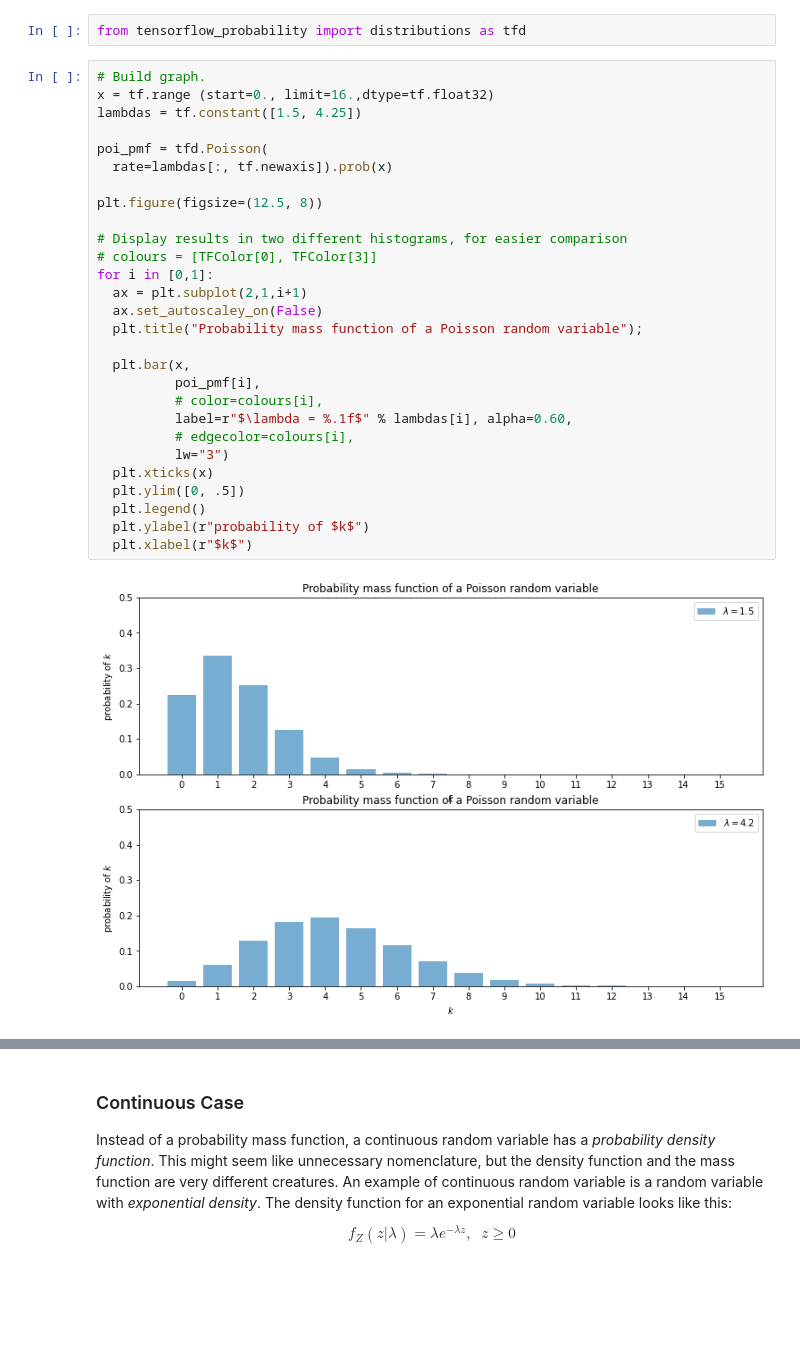
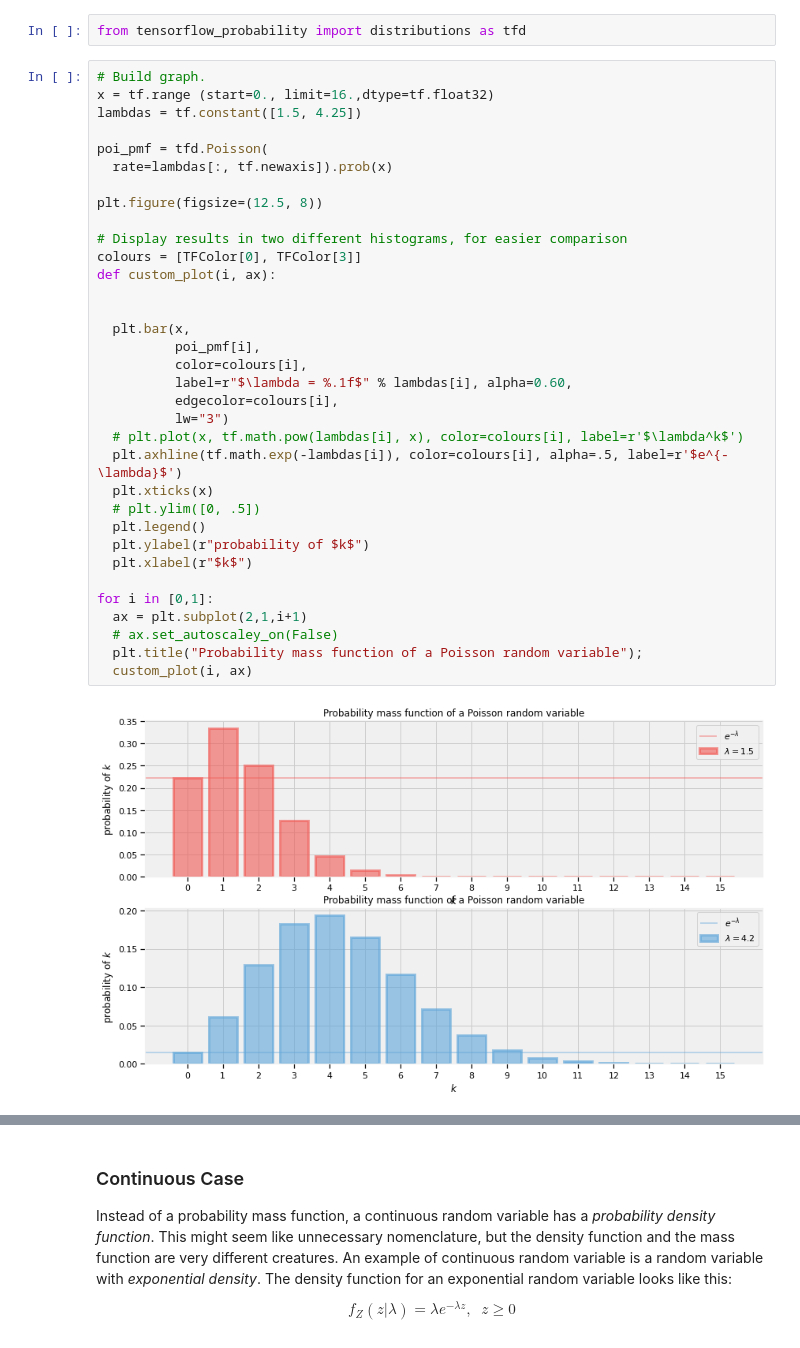
Before and after one commit to rikazry/Probabilistic-Programming-and-Bayesian-Methods-for-Hackers, a Jupyter notebook: exercises/Copy_of_working_ch1_in_tf2.ipynb, the cells around one changed output, grey strips where cells are left out. Drawn from its saved outputs; the diff is of its cells as text; blank space fills up the shorter version.

```diff
--- a/exercises/Copy_of_working_ch1_in_tf2.ipynb
+++ b/exercises/Copy_of_working_ch1_in_tf2.ipynb
@@ -425,30 +424,36 @@ from tensorflow_probability import distributions as tfd
 # %%
 # Build graph.
 x = tf.range (start=0., limit=16.,dtype=tf.float32)
 lambdas = tf.constant([1.5, 4.25])
 
 poi_pmf = tfd.Poisson(
   rate=lambdas[:, tf.newaxis]).prob(x)
 
 plt.figure(figsize=(12.5, 8))
 
 # Display results in two different histograms, for easier comparison
-# colours = [TFColor[0], TFColor[3]]
-for i in [0,1]:
-  ax = plt.subplot(2,1,i+1)
-  ax.set_autoscaley_on(False)
-  plt.title("Probability mass function of a Poisson random variable");
+colours = [TFColor[0], TFColor[3]]
+def custom_plot(i, ax):
+
 
   plt.bar(x,
           poi_pmf[i],
-          # color=colours[i],
+          color=colours[i],
           label=r"$\lambda = %.1f$" % lambdas[i], alpha=0.60,
-          # edgecolor=colours[i],
+          edgecolor=colours[i],
           lw="3")
+  # plt.plot(x, tf.math.pow(lambdas[i], x), color=colours[i], label=r'$\lambda^k$')
+  plt.axhline(tf.math.exp(-lambdas[i]), color=colours[i], alpha=.5, label=r'$e^{-\lambda}$')
   plt.xticks(x)
-  plt.ylim([0, .5])
+  # plt.ylim([0, .5])
   plt.legend()
   plt.ylabel(r"probability of $k$")
   plt.xlabel(r"$k$")
+
+for i in [0,1]:
+  ax = plt.subplot(2,1,i+1)
+  # ax.set_autoscaley_on(False)
+  plt.title("Probability mass function of a Poisson random variable");
+  custom_plot(i, ax)
 # %% [output]
-[figure, old version]
+[figure, new version]
```
Also changed, not shown: parts of 4 cells of this notebook.
